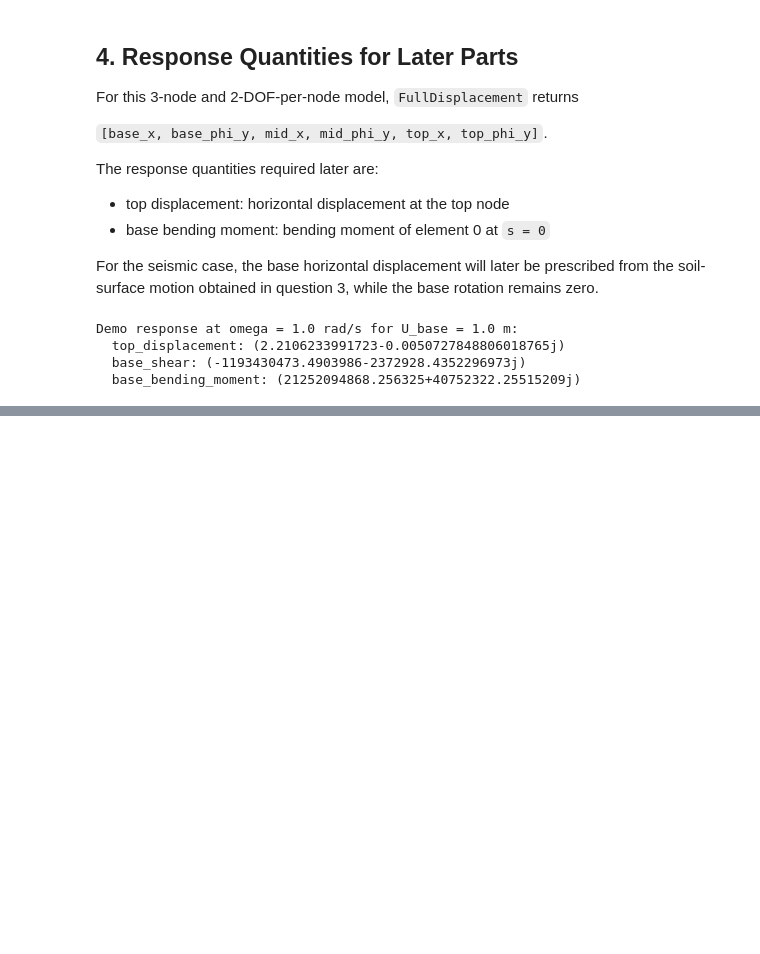
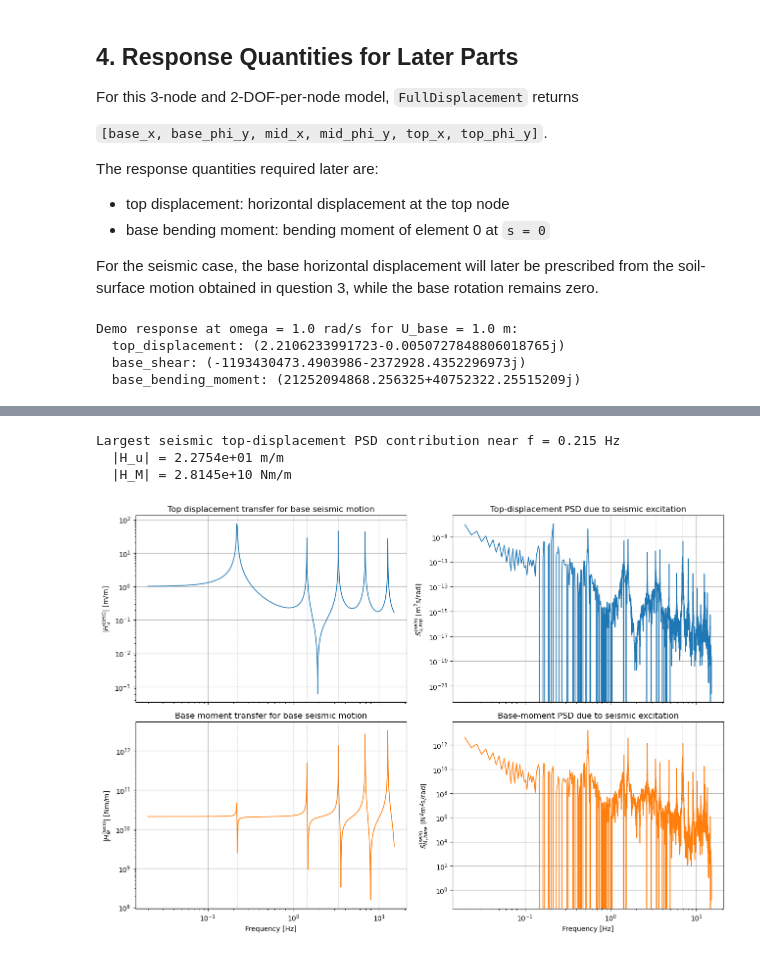
Before and after one commit to josems06-crypto/CIEM5220_Earthquakes, a Jupyter notebook: JM_part_4.ipynb, the cells around one changed output, grey strips where cells are left out. Saved outputs shown, nothing was run; the diff lists cells and outputs as text; code cells hidden in the pictures; blank space fills up the shorter version.

```diff
--- a/JM_part_4.ipynb
+++ b/JM_part_4.ipynb
@@ -386,10 +386,11 @@ def solve_base_excited_owt(structure, omega, U_base=1.0):
 
 def owt_response_quantities(structure, u_full, omega):
     element_forces = structure.ElementForces(u_full, float(omega), num_points=2)
+    base_element_id = structure.elements[0].id
     return {
         "top_displacement": u_full[4],
-        "base_shear": element_forces[0][1][0],
-        "base_bending_moment": element_forces[0][5][0],
+        "base_shear": element_forces[base_element_id][1][0],
+        "base_bending_moment": element_forces[base_element_id][5][0],
     }
 
 
@@ -407,0 +505,49 @@ Demo response at omega = 1.0 rad/s for U_base = 1.0 m:
+# %%
+H_u_top_seismic = np.zeros_like(omega_seismic, dtype=complex)
+H_M_base_seismic = np.zeros_like(omega_seismic, dtype=complex)
+
+for i, omega in enumerate(omega_seismic):
+    u_full_i = solve_base_excited_owt(owt, omega, U_base=1.0)
+    response_i = owt_response_quantities(owt, u_full_i, omega)
+    H_u_top_seismic[i] = response_i["top_displacement"]
+    H_M_base_seismic[i] = response_i["base_bending_moment"]
+
+S_u_top_seismic = np.abs(H_u_top_seismic) ** 2 * Su_surface_omega
+S_M_base_seismic = np.abs(H_M_base_seismic) ** 2 * Su_surface_omega
+
+idx_peak_seismic = int(np.argmax(S_u_top_seismic))
+print(f"Largest seismic top-displacement PSD contribution near f = {f_seismic[idx_peak_seismic]:.3f} Hz")
+print(f"  |H_u| = {np.abs(H_u_top_seismic[idx_peak_seismic]):.4e} m/m")
+print(f"  |H_M| = {np.abs(H_M_base_seismic[idx_peak_seismic]):.4e} Nm/m")
+
+fig, axes = plt.subplots(2, 2, figsize=(13, 9), sharex="col")
+
+axes[0, 0].loglog(f_seismic, np.abs(H_u_top_seismic), color="tab:blue", lw=1.2)
+axes[0, 0].set_ylabel(r"$|H_u^{(seis)}|$ [m/m]")
+axes[0, 0].set_title("Top displacement transfer for base seismic motion")
+
+axes[1, 0].loglog(f_seismic, np.abs(H_M_base_seismic), color="tab:orange", lw=1.2)
+axes[1, 0].set_xlabel("Frequency [Hz]")
+axes[1, 0].set_ylabel(r"$|H_M^{(seis)}|$ [Nm/m]")
+axes[1, 0].set_title("Base moment transfer for base seismic motion")
+
+axes[0, 1].loglog(f_seismic, S_u_top_seismic, color="tab:blue", lw=1.2)
+axes[0, 1].set_ylabel(r"$S_{u,top}^{(seis)}$ [m$^2$s/rad]")
+axes[0, 1].set_title("Top-displacement PSD due to seismic excitation")
+
+axes[1, 1].loglog(f_seismic, S_M_base_seismic, color="tab:orange", lw=1.2)
+axes[1, 1].set_xlabel("Frequency [Hz]")
+axes[1, 1].set_ylabel(r"$S_{M,base}^{(seis)}$ [N$^2$m$^2$s/rad]")
+axes[1, 1].set_title("Base-moment PSD due to seismic excitation")
+
+for ax in axes.ravel():
+    for freq_i in f_n:
+        ax.axvline(freq_i, color="gray", lw=0.6, ls="--", alpha=0.35)
+
+plt.tight_layout()
+plt.show()
+# %% [output]
+Largest seismic top-displacement PSD contribution near f = 0.215 Hz
+  |H_u| = 2.2754e+01 m/m
+  |H_M| = 2.8145e+10 Nm/m
+[figure, added]
```
Also changed, not shown: parts of 9 cells of this notebook, 2 other files.
